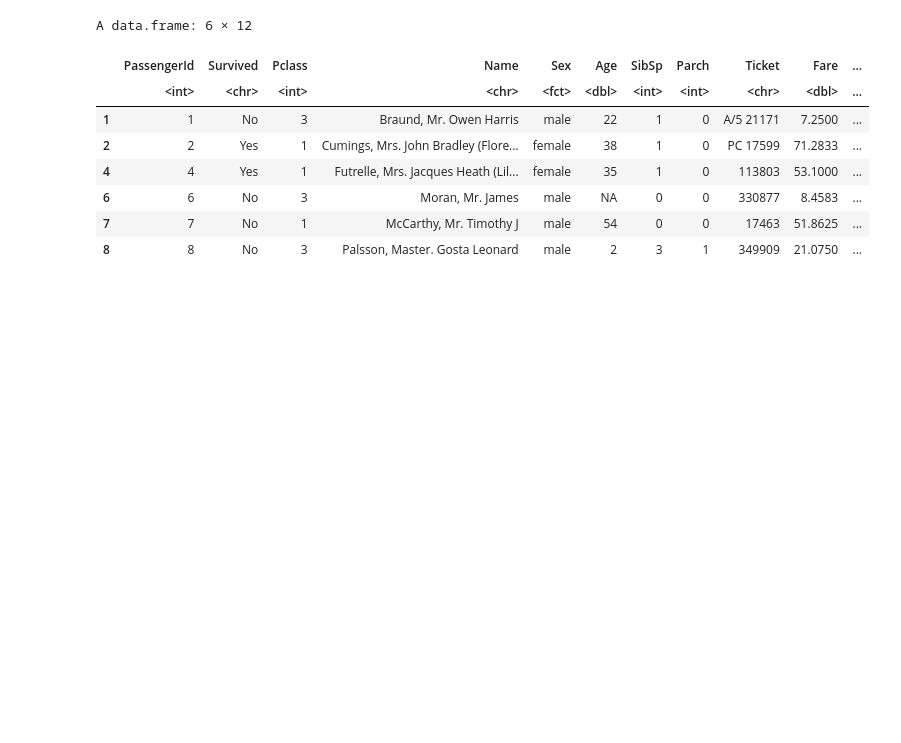
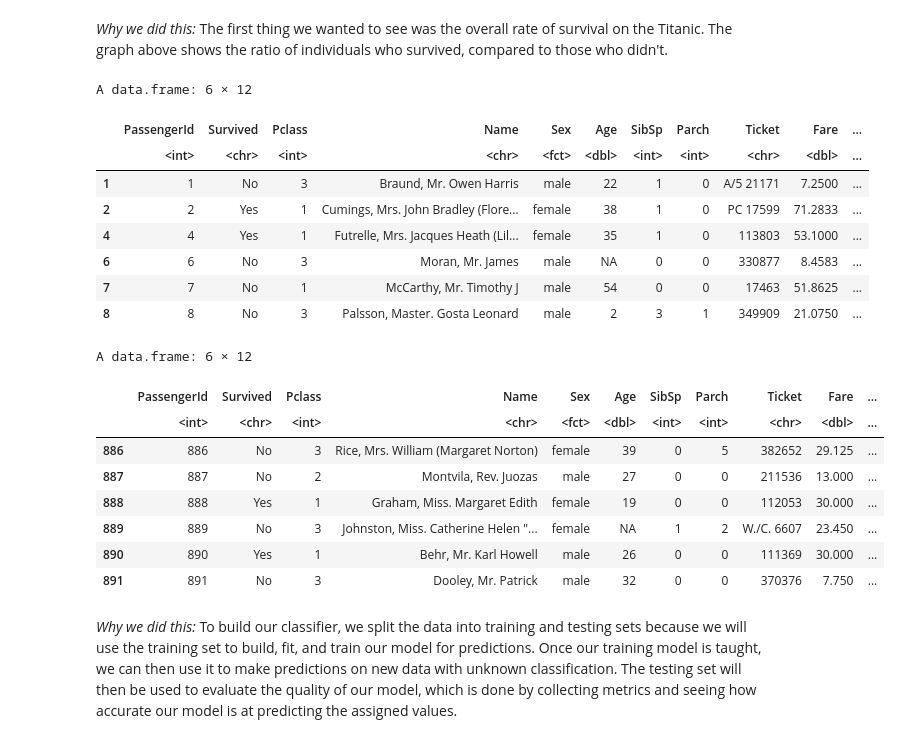
Before and after one commit to rpan01/DSCI-Group-Project, a Jupyter notebook: Titanic Data.ipynb, the cells around one changed output. Drawn from its saved outputs; the diff is of its cells as text; code cells hidden in the pictures; blank space fills up the shorter version.

```diff
--- a/Titanic Data.ipynb
+++ b/Titanic Data.ipynb
@@ -57,22 +65,35 @@ We agreed that our data was already tidy because each row is one passenger (obse
+# %% [markdown]
+*Why we did this:* The first thing we wanted to see was the overall rate of survival on the Titanic. The graph above shows the ratio of individuals who survived, compared to those who didn't.
 # %%
 set.seed(1111)
 
 titanic_split <- initial_split(titanic_data, prop = 0.75, strata = Survived)
 titanic_train <- training(titanic_split)
 titanic_test <- testing(titanic_split)
 
 head(titanic_train)
-#titanic_test
+tail(titanic_train)
 # %% [output]
 A data.frame: 6 × 12
 |  | PassengerId | Survived | Pclass | Name | Sex | Age | SibSp | Parch | Ticket | Fare | ... |
 |  | <int> | <chr> | <int> | <chr> | <fct> | <dbl> | <int> | <int> | <chr> | <dbl> | ... |
 | 1 | 1 | No | 3 | Braund, Mr. Owen Harris | male | 22 | 1 | 0 | A/5 21171 | 7.2500 | ... |
 | 2 | 2 | Yes | 1 | Cumings, Mrs. John Bradley (Flore... | female | 38 | 1 | 0 | PC 17599 | 71.2833 | ... |
 | 4 | 4 | Yes | 1 | Futrelle, Mrs. Jacques Heath (Lil... | female | 35 | 1 | 0 | 113803 | 53.1000 | ... |
 | 6 | 6 | No | 3 | Moran, Mr. James | male | NA | 0 | 0 | 330877 | 8.4583 | ... |
 | 7 | 7 | No | 1 | McCarthy, Mr. Timothy J | male | 54 | 0 | 0 | 17463 | 51.8625 | ... |
 | 8 | 8 | No | 3 | Palsson, Master. Gosta Leonard | male | 2 | 3 | 1 | 349909 | 21.0750 | ... |
+A data.frame: 6 × 12
+|  | PassengerId | Survived | Pclass | Name | Sex | Age | SibSp | Parch | Ticket | Fare | ... |
+|  | <int> | <chr> | <int> | <chr> | <fct> | <dbl> | <int> | <int> | <chr> | <dbl> | ... |
+| 886 | 886 | No | 3 | Rice, Mrs. William (Margaret Norton) | female | 39 | 0 | 5 | 382652 | 29.125 | ... |
+| 887 | 887 | No | 2 | Montvila, Rev. Juozas | male | 27 | 0 | 0 | 211536 | 13.000 | ... |
+| 888 | 888 | Yes | 1 | Graham, Miss. Margaret Edith | female | 19 | 0 | 0 | 112053 | 30.000 | ... |
+| 889 | 889 | No | 3 | Johnston, Miss. Catherine Helen "... | female | NA | 1 | 2 | W./C. 6607 | 23.450 | ... |
+| 890 | 890 | Yes | 1 | Behr, Mr. Karl Howell | male | 26 | 0 | 0 | 111369 | 30.000 | ... |
+| 891 | 891 | No | 3 | Dooley, Mr. Patrick | male | 32 | 0 | 0 | 370376 | 7.750 | ... |
+# %% [markdown]
+*Why we did this:* To build our classifier, we split the data into training and testing sets because we will use the training set to build, fit, and train our model for predictions. Once our training model is taught, we can then use it to make predictions on new data with unknown classification. The testing set will then be used to evaluate the quality of our model, which is done by collecting metrics and seeing how accurate our model is at predicting the assigned values.
 # %%
 titanic_table_mean <- titanic_train %>%
   select(Age, Pclass, Fare) %>%
```
Also changed, not shown: parts of 18 cells of this notebook.
